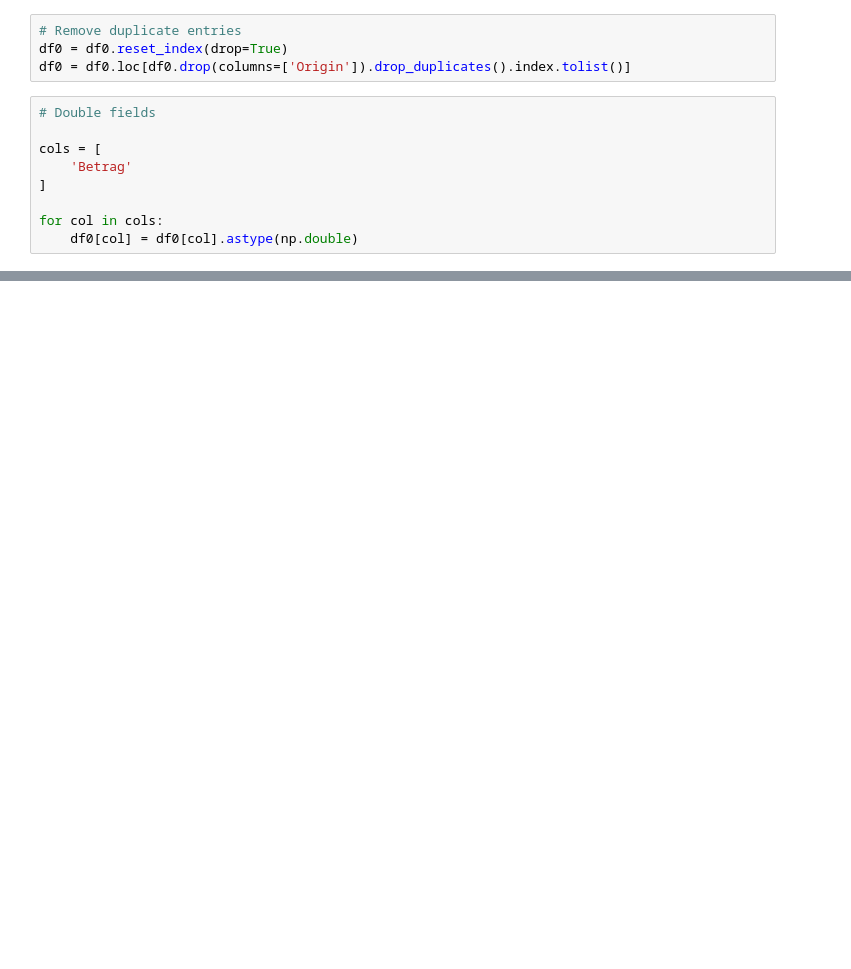
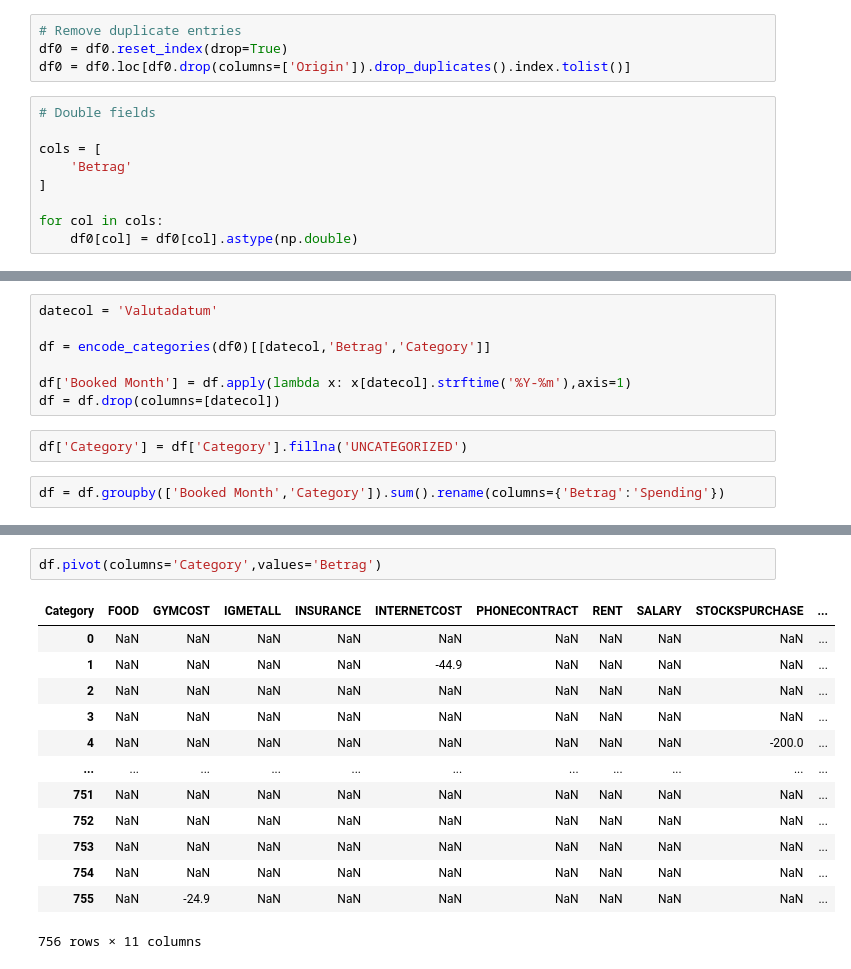
Before and after one commit to janlucasdeinhard/pyfiles, a Jupyter notebook: 50_ADMIN/MONETARY/v3/PREPROCESSING.ipynb, the cells around one changed output, grey strips where cells are left out. Cells and saved outputs as stored; diff of their text form; blank space fills up the shorter version.

```diff
--- a/50_ADMIN/MONETARY/v3/PREPROCESSING.ipynb
+++ b/50_ADMIN/MONETARY/v3/PREPROCESSING.ipynb
@@ -292,0 +206,11 @@ df0[[
+# %%
+datecol = 'Valutadatum'
+
+df = encode_categories(df0)[[datecol,'Betrag','Category']]
+
+df['Booked Month'] = df.apply(lambda x: x[datecol].strftime('%Y-%m'),axis=1)
+df = df.drop(columns=[datecol])
+# %%
+df['Category'] = df['Category'].fillna('UNCATEGORIZED')
+# %%
+df = df.groupby(['Booked Month','Category']).sum().rename(columns={'Betrag':'Spending'})
@@ -292,0 +234,16 @@ df0[[
+# %%
+df.pivot(columns='Category',values='Betrag')
+# %% [output]
+| Category | FOOD | GYMCOST | IGMETALL | INSURANCE | INTERNETCOST | PHONECONTRACT | RENT | SALARY | STOCKSPURCHASE | ... |
+| 0 | NaN | NaN | NaN | NaN | NaN | NaN | NaN | NaN | NaN | ... |
+| 1 | NaN | NaN | NaN | NaN | -44.9 | NaN | NaN | NaN | NaN | ... |
+| 2 | NaN | NaN | NaN | NaN | NaN | NaN | NaN | NaN | NaN | ... |
+| 3 | NaN | NaN | NaN | NaN | NaN | NaN | NaN | NaN | NaN | ... |
+| 4 | NaN | NaN | NaN | NaN | NaN | NaN | NaN | NaN | -200.0 | ... |
+| ... | ... | ... | ... | ... | ... | ... | ... | ... | ... | ... |
+| 751 | NaN | NaN | NaN | NaN | NaN | NaN | NaN | NaN | NaN | ... |
+| 752 | NaN | NaN | NaN | NaN | NaN | NaN | NaN | NaN | NaN | ... |
+| 753 | NaN | NaN | NaN | NaN | NaN | NaN | NaN | NaN | NaN | ... |
+| 754 | NaN | NaN | NaN | NaN | NaN | NaN | NaN | NaN | NaN | ... |
+| 755 | NaN | -24.9 | NaN | NaN | NaN | NaN | NaN | NaN | NaN | ... |
+756 rows × 11 columns
```
Also changed, not shown: parts of 38 cells of this notebook.
